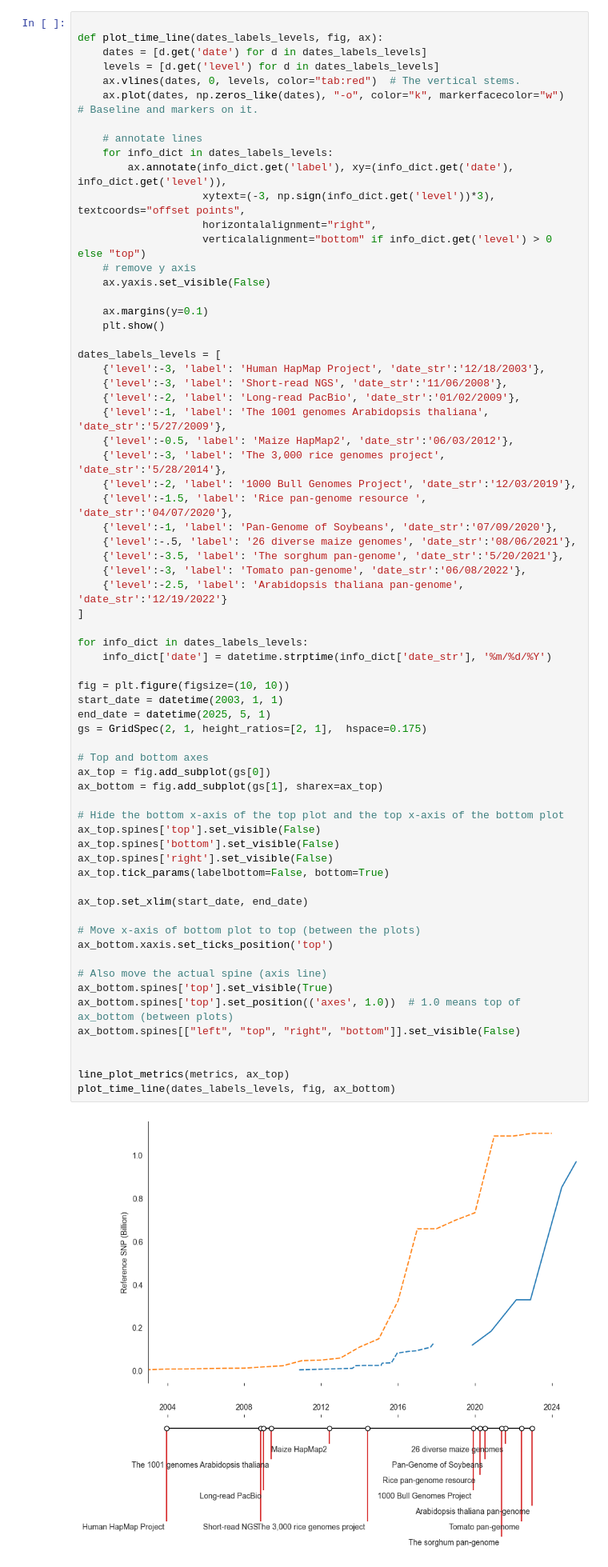
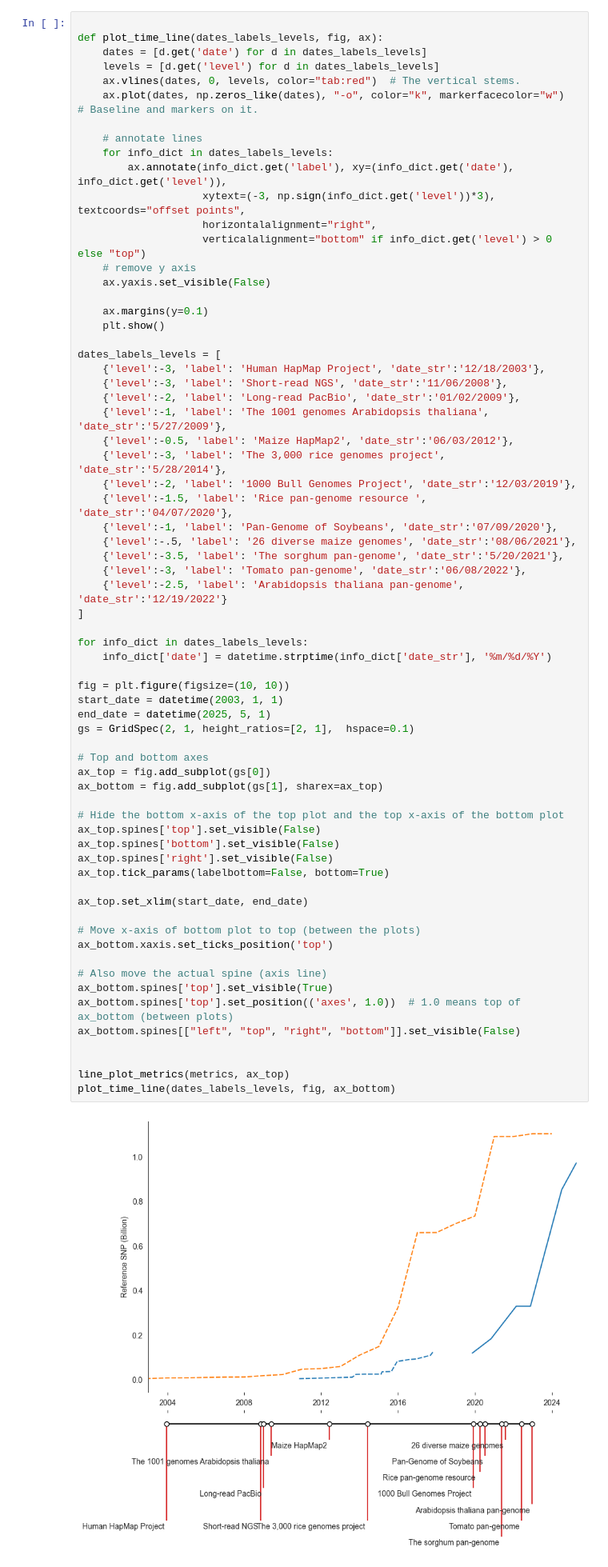
Before and after one commit to EBIvariation/eva-tasks, a Jupyter notebook: tasks/eva_3868/release_metrics.ipynb, the cells around one changed output. Shown at 80% size. Drawn from its saved outputs; the diff is of its cells as text.

Commit message:
reduce space between graphs

```diff
--- a/tasks/eva_3868/release_metrics.ipynb
+++ b/tasks/eva_3868/release_metrics.ipynb
@@ -207,32 +207,32 @@ for info_dict in dates_labels_levels:
     info_dict['date'] = datetime.strptime(info_dict['date_str'], '%m/%d/%Y')
 
 fig = plt.figure(figsize=(10, 10))
 start_date = datetime(2003, 1, 1)
 end_date = datetime(2025, 5, 1)
-gs = GridSpec(2, 1, height_ratios=[2, 1],  hspace=0.175)
+gs = GridSpec(2, 1, height_ratios=[2, 1],  hspace=0.1)
 
 # Top and bottom axes
 ax_top = fig.add_subplot(gs[0])
 ax_bottom = fig.add_subplot(gs[1], sharex=ax_top)
 
 # Hide the bottom x-axis of the top plot and the top x-axis of the bottom plot
 ax_top.spines['top'].set_visible(False)
 ax_top.spines['bottom'].set_visible(False)
 ax_top.spines['right'].set_visible(False)
 ax_top.tick_params(labelbottom=False, bottom=True)
 
 ax_top.set_xlim(start_date, end_date)
 
 # Move x-axis of bottom plot to top (between the plots)
 ax_bottom.xaxis.set_ticks_position('top')
 
 # Also move the actual spine (axis line)
 ax_bottom.spines['top'].set_visible(True)
 ax_bottom.spines['top'].set_position(('axes', 1.0))  # 1.0 means top of ax_bottom (between plots)
 ax_bottom.spines[["left", "top", "right", "bottom"]].set_visible(False)
 
 
 line_plot_metrics(metrics, ax_top)
 plot_time_line(dates_labels_levels, fig, ax_bottom)
 # %% [output]
-[figure, old version]
+[figure, new version]
```
